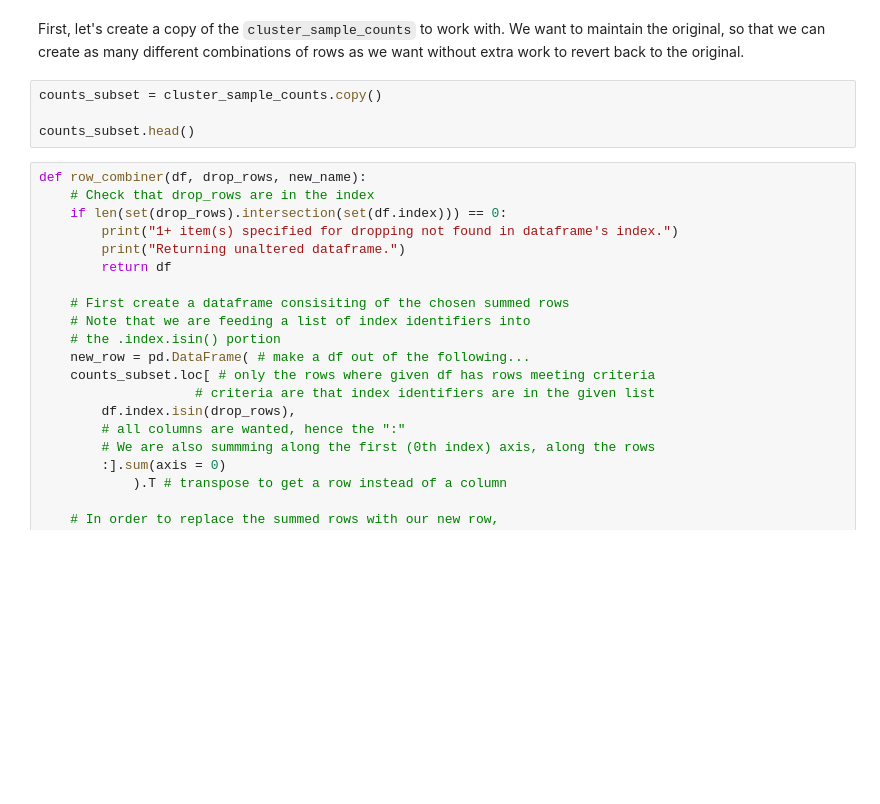
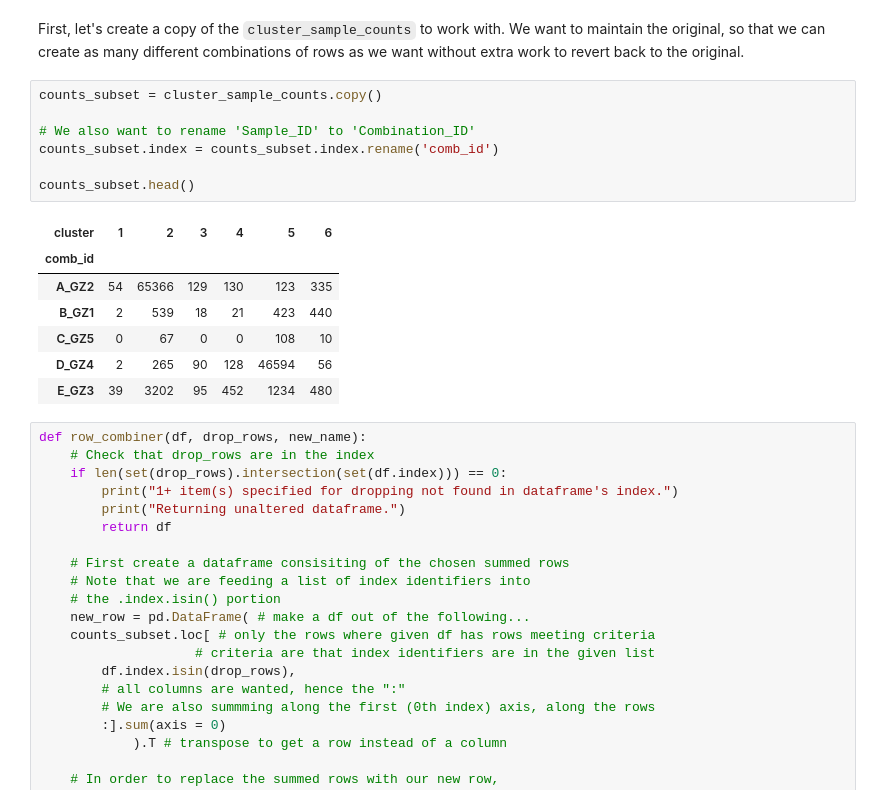
Before and after one commit to biodev/cycIF-workflow, a Jupyter notebook: MG_KMeans.ipynb, the cells around one changed output. Cells and saved outputs as stored; diff of their text form; blank space fills up the shorter version.

```diff
--- a/MG_KMeans.ipynb
+++ b/MG_KMeans.ipynb
@@ -1293,10 +1320,21 @@ fig.write_image(filename)
 For this, we will want to combine rows in `cluster_sample_counts` at will, using whichever criteria we chose. The added rows will be replaced with one sum row. Then, we will determine the proportions and only plot the samples/data we are interested in.
 # %% [markdown]
 First, let's create a copy of the `cluster_sample_counts` to work with. We want to maintain the original, so that we can create as many different combinations of rows as we want without extra work to revert back to the original.
-# %%
-counts_subset = cluster_sample_counts.copy()
-
-counts_subset.head()
+# %%
+counts_subset = cluster_sample_counts.copy()
+
+# We also want to rename 'Sample_ID' to 'Combination_ID'
+counts_subset.index = counts_subset.index.rename('comb_id')
+
+counts_subset.head()
+# %% [output]
+| cluster | 1 | 2 | 3 | 4 | 5 | 6 |
+| comb_id |  |  |  |  |  |  |
+| A_GZ2 | 54 | 65366 | 129 | 130 | 123 | 335 |
+| B_GZ1 | 2 | 539 | 18 | 21 | 423 | 440 |
+| C_GZ5 | 0 | 67 | 0 | 0 | 108 | 10 |
+| D_GZ4 | 2 | 265 | 90 | 128 | 46594 | 56 |
+| E_GZ3 | 39 | 3202 | 95 | 452 | 1234 | 480 |
 # %%
 def row_combiner(df, drop_rows, new_name):
     # Check that drop_rows are in the index
```
Also changed, not shown: parts of 48 cells of this notebook, 3 other files.
